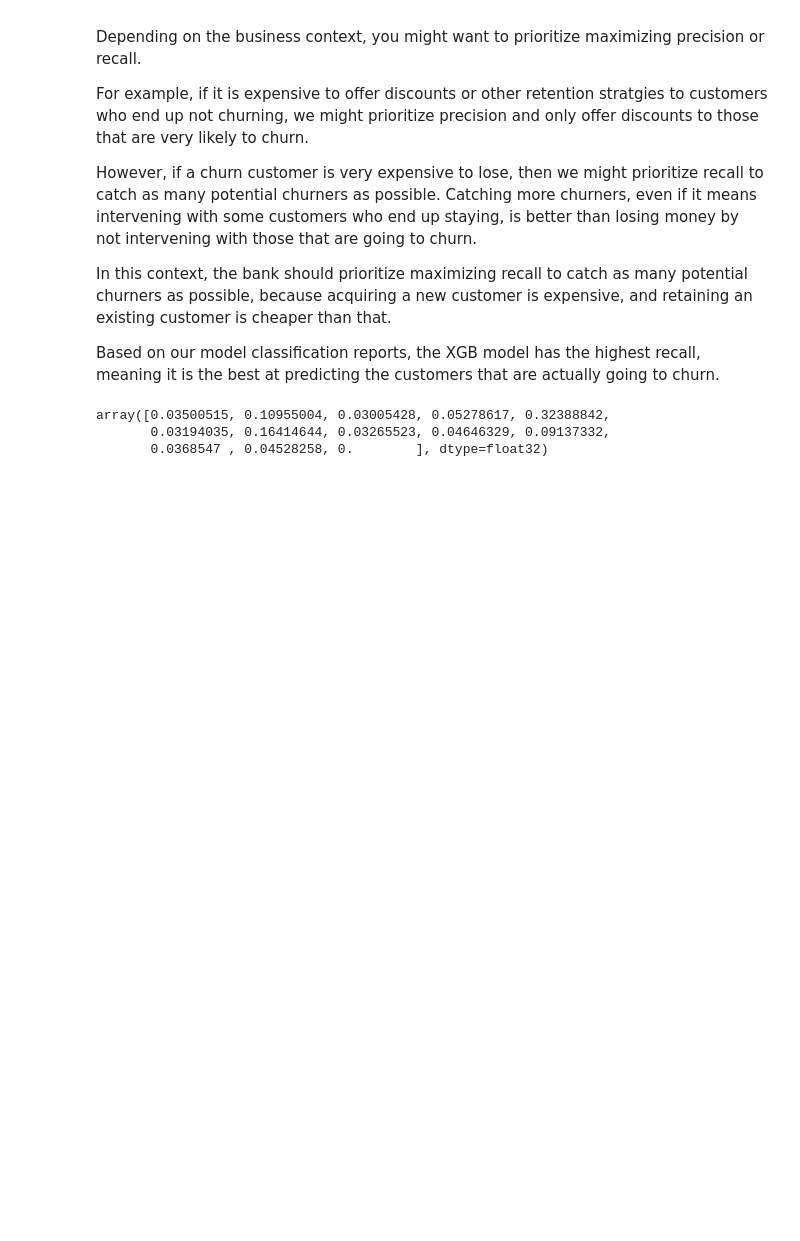
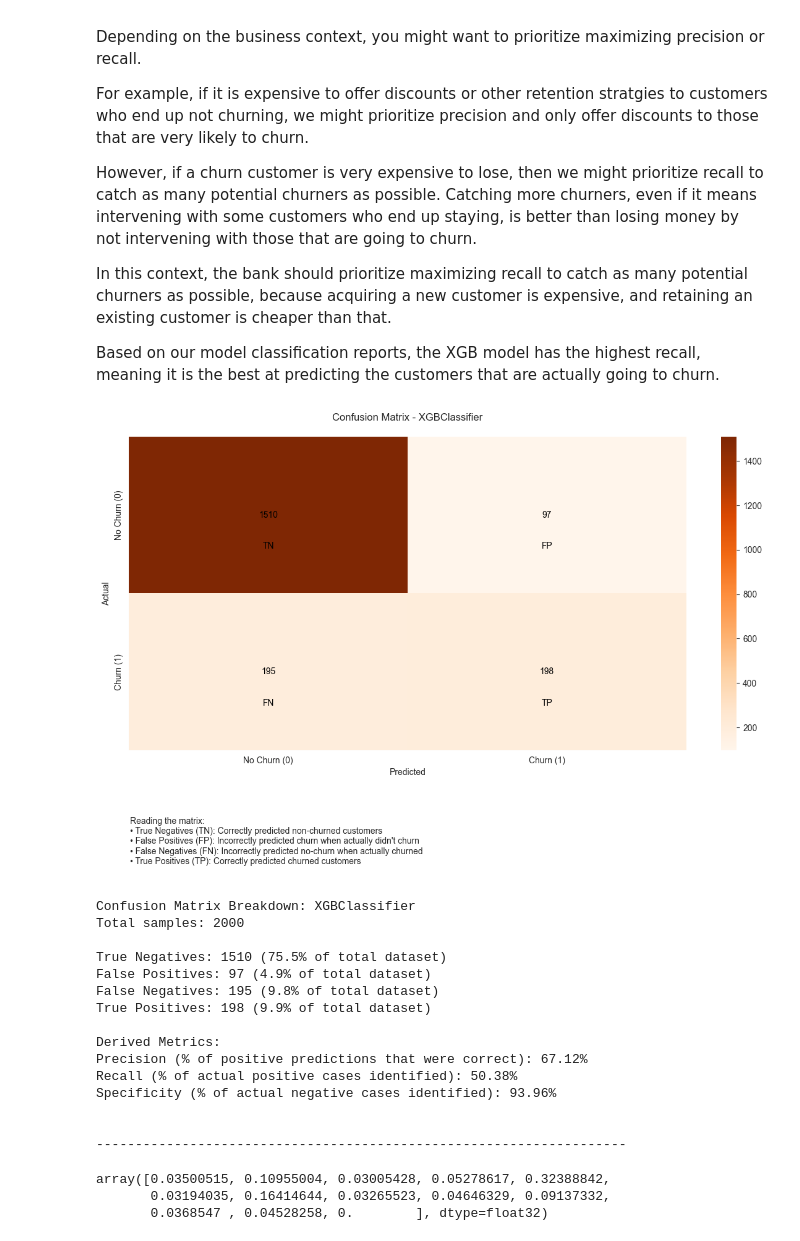
Before and after one commit to gitrlawton/customer-churn-prediction, a Jupyter notebook: notebook.ipynb, the cells around one changed output. Cells and saved outputs as stored; diff of their text form; code cells hidden in the pictures; blank space fills up the shorter version.

Commit message:
Added Confusion Matrix to notebook.  Added conditional for generating customer email.

```diff
--- a/notebook.ipynb
+++ b/notebook.ipynb
@@ -422,3 +507,24 @@ Based on our model classification reports, the XGB model has the highest recall,
+# %%
+# Generate a confusion matrix for the XGBoost model to visualize how well
+# it was able to make predictions.
+generate_confusion_matrix(xgb_model, y_test)
+# %% [output]
+[figure, added]
+Confusion Matrix Breakdown: XGBClassifier
+Total samples: 2000
+
+True Negatives: 1510 (75.5% of total dataset)
+False Positives: 97 (4.9% of total dataset)
+False Negatives: 195 (9.8% of total dataset)
+True Positives: 198 (9.9% of total dataset)
+
+Derived Metrics:
+Precision (% of positive predictions that were correct): 67.12%
+Recall (% of actual positive cases identified): 50.38%
+Specificity (% of actual negative cases identified): 93.96%
+
+
+--------------------------------------------------------------------
 # %%
 ## We want to know which features are the most helpful in predicting if a ##
 ## customer is going to churn or not.  We can use the model to rank each ##
```
Also changed, not shown: parts of 4 cells of this notebook, 1 other file.
